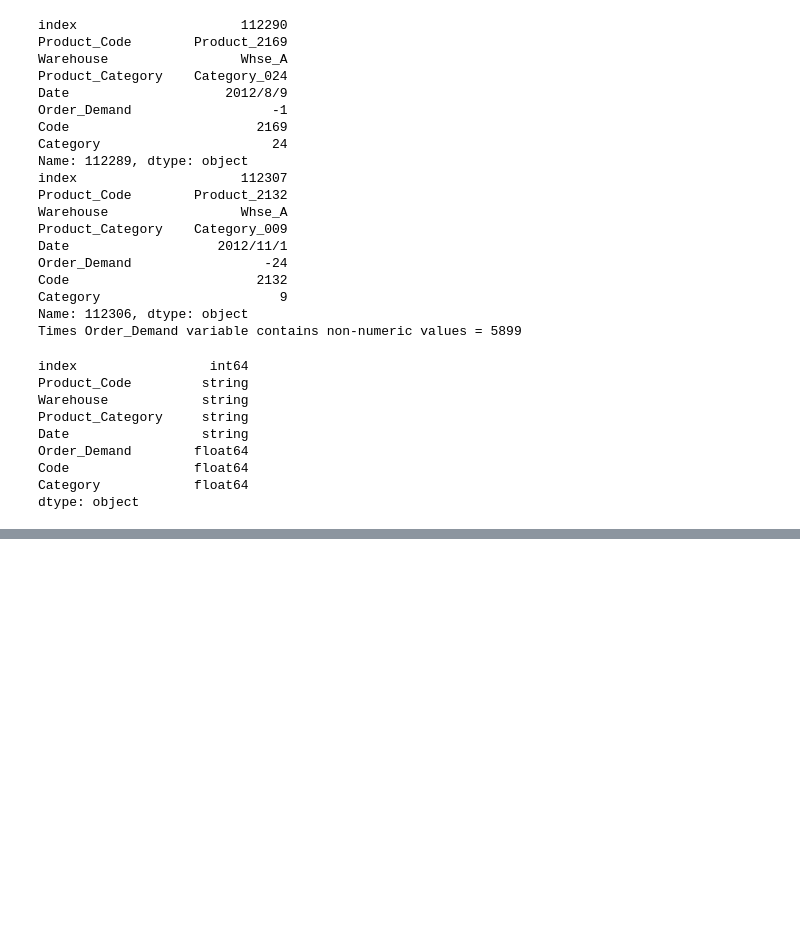
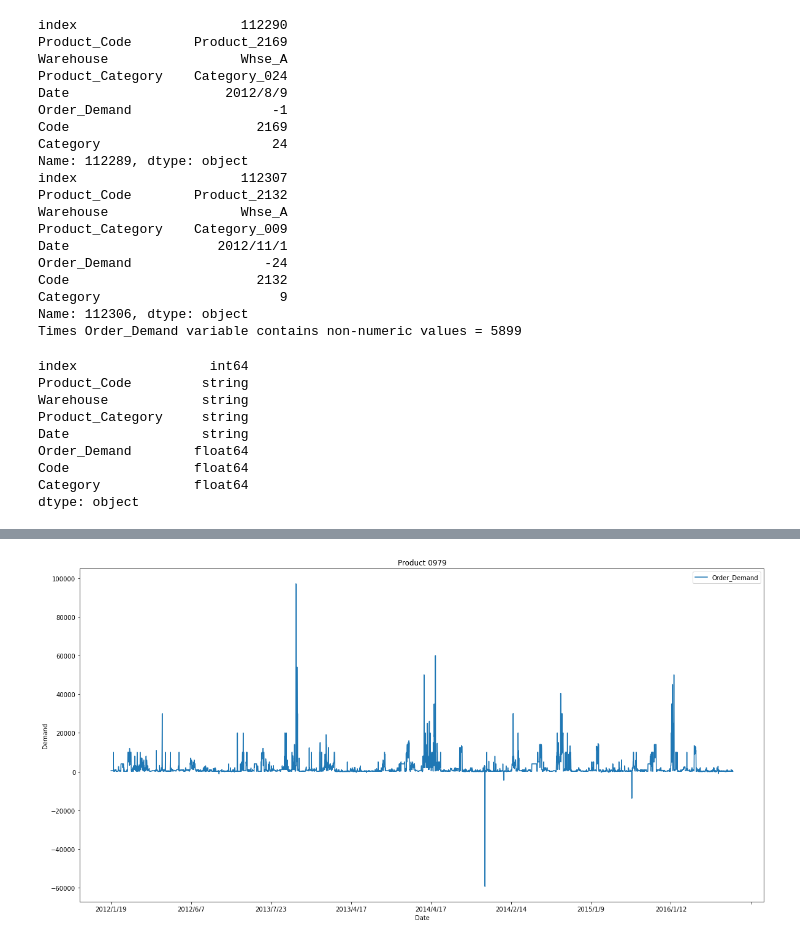
Before and after one commit to anissakhan/731-Project-5-Khan, a Jupyter notebook: Notebooks/731-Project5.ipynb, the cells around one changed output, grey strips where cells are left out. Saved outputs shown, nothing was run; the diff lists cells and outputs as text; code cells hidden in the pictures; blank space fills up the shorter version.

```diff
--- a/Notebooks/731-Project5.ipynb
+++ b/Notebooks/731-Project5.ipynb
@@ -184,0 +200,3 @@ plt.show()
+# %%
+dfProd2=df.query("Product_Code == 'Product_0979'")[['index', 'Product_Code', 'Warehouse', 'Product_Category', 'Date', 'Order_Demand', 'Code', 'Category']]
+dfProd2.head()
@@ -184,0 +210,12 @@ plt.show()
+# %%
+ax = plt.gca()
+
+dfProd2.plot(kind='line',x='Date',y='Order_Demand', figsize=(20,10), ax=ax)
+
+plt.title('Product 0979')
+plt.xlabel('Date')
+plt.ylabel('Demand')
+
+plt.show()
+# %% [output]
+[figure, added]
```
Also changed, not shown: parts of 4 cells of this notebook.
